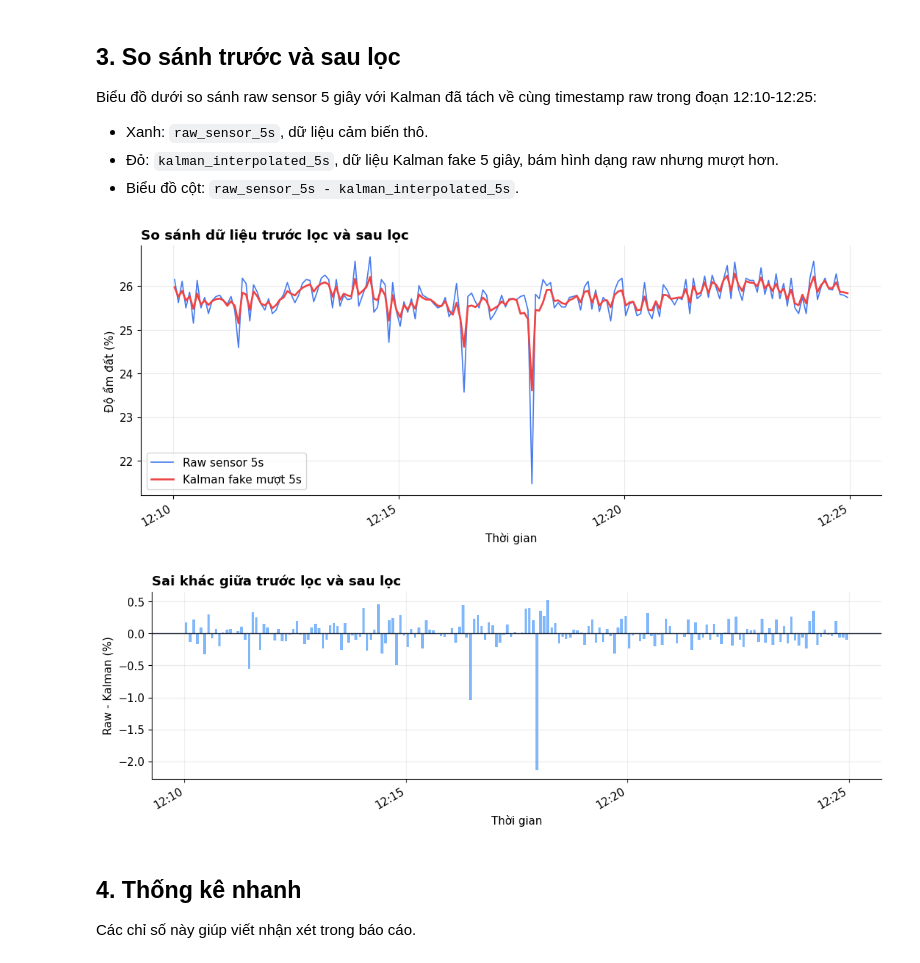
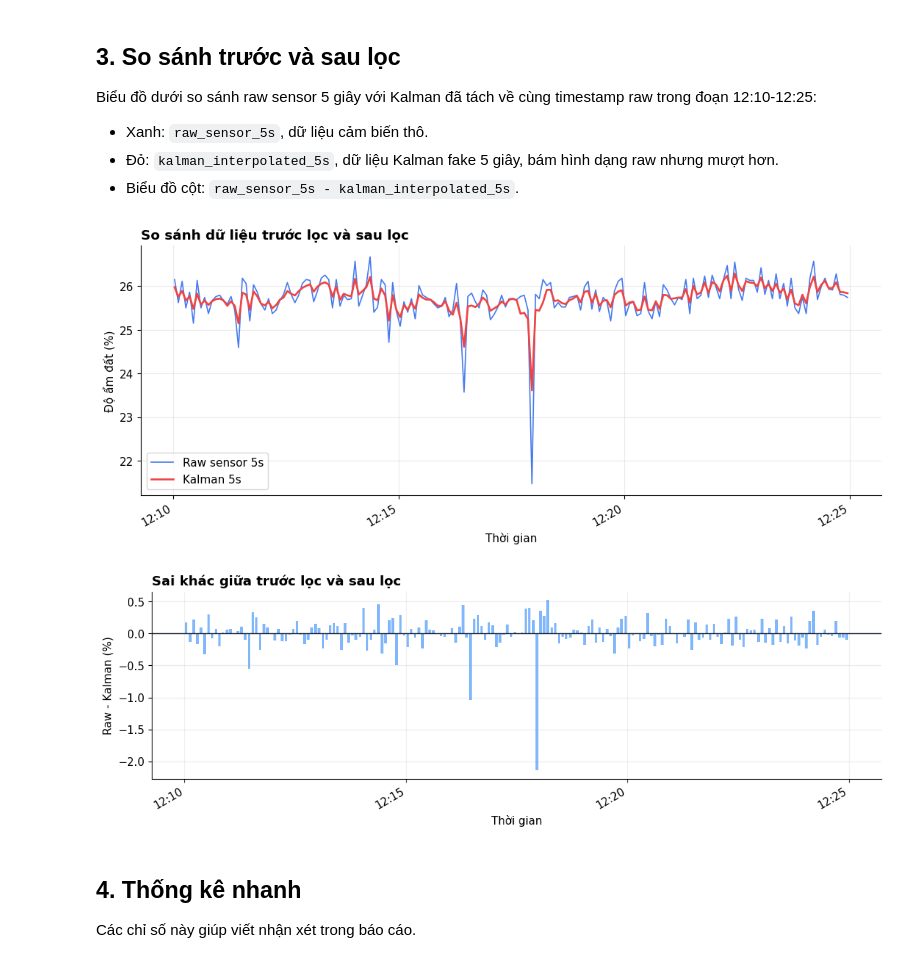
Before and after one commit to BapTruongSinh/MPC, a Jupyter notebook: docs/kalman_raw_filtered_comparison.ipynb, the cells around one changed output. Cells and saved outputs as stored; diff of their text form; code cells hidden in the pictures.

```diff
--- a/docs/kalman_raw_filtered_comparison.ipynb
+++ b/docs/kalman_raw_filtered_comparison.ipynb
@@ -247,26 +247,26 @@ Biểu đồ dưới so sánh raw sensor 5 giây với Kalman đã tách về c
 # %%
 fig, ax = plt.subplots(figsize=(13, 5))
 ax.plot(kalman_5s['timestamp'], kalman_5s['raw_sensor_5s'], color='#2563eb', linewidth=1.2, alpha=0.85, label='Raw sensor 5s')
-ax.plot(kalman_5s['timestamp'], kalman_5s['kalman_interpolated_5s'], color='#ef4444', linewidth=1.9, label='Kalman fake mượt 5s')
+ax.plot(kalman_5s['timestamp'], kalman_5s['kalman_interpolated_5s'], color='#ef4444', linewidth=1.9, label='Kalman 5s')
 ax.set_title('So sánh dữ liệu trước lọc và sau lọc', loc='left', fontweight='bold')
 ax.set_ylabel('Độ ẩm đất (%)')
 ax.set_xlabel('Thời gian')
 ax.legend()
 ax.xaxis.set_major_formatter(mdates.DateFormatter('%H:%M'))
 fig.autofmt_xdate()
 plt.show()
 
 fig, ax = plt.subplots(figsize=(13, 3.8))
 ax.bar(kalman_5s['timestamp'], kalman_5s['diff_raw_minus_fake_kalman'], width=0.00004, color='#60a5fa', alpha=0.8)
 ax.axhline(0, color='#111827', linewidth=1)
 ax.set_title('Sai khác giữa trước lọc và sau lọc', loc='left', fontweight='bold')
 ax.set_ylabel('Raw - Kalman (%)')
 ax.set_xlabel('Thời gian')
 ax.xaxis.set_major_formatter(mdates.DateFormatter('%H:%M'))
 fig.autofmt_xdate()
 plt.show()
 # %% [output]
-[figure, old version]
+[figure, new version]
 [figure]
 # %% [markdown]
 ## 4. Thống kê nhanh
```
Also changed, not shown: 3 other files.
